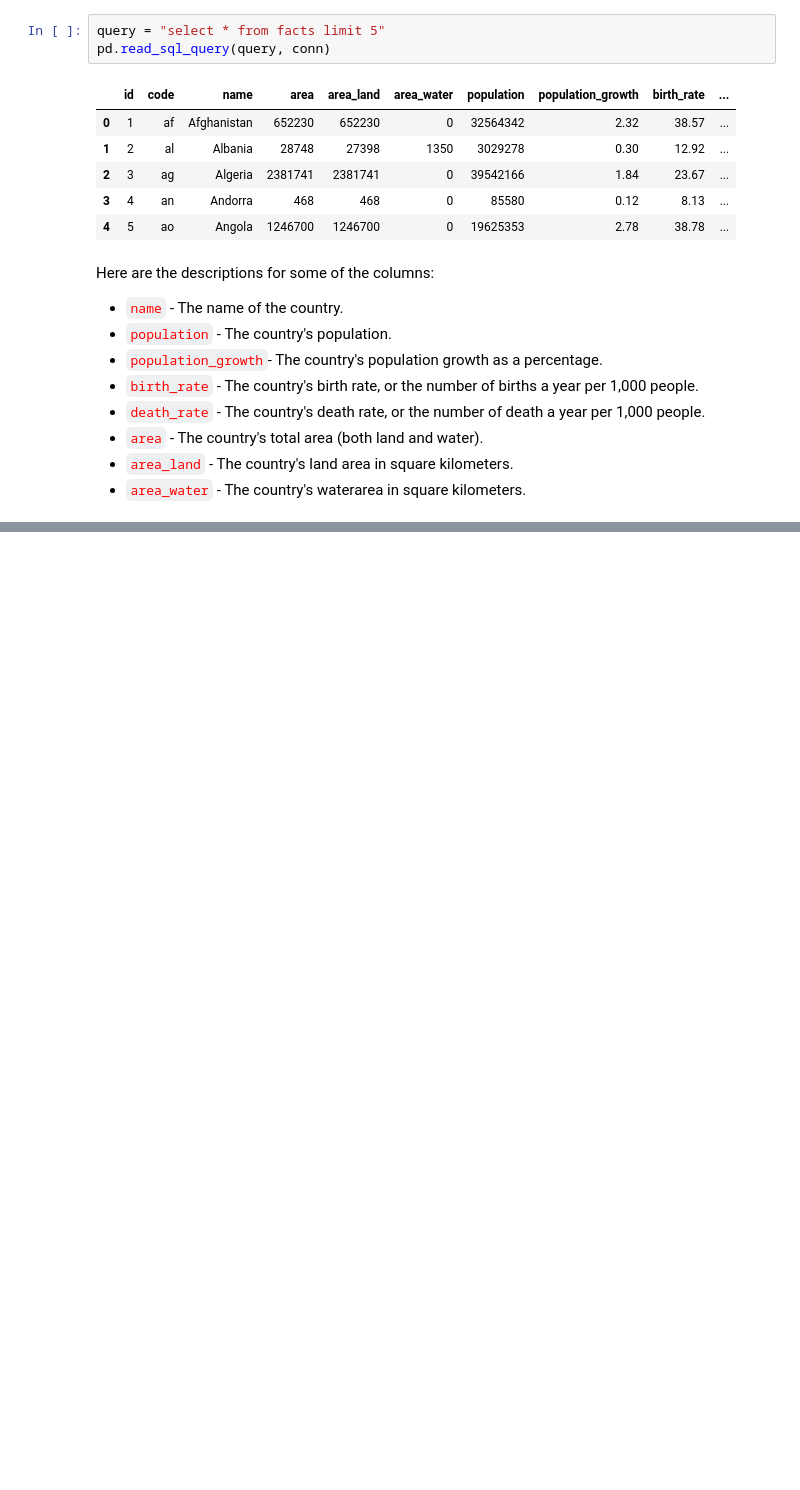
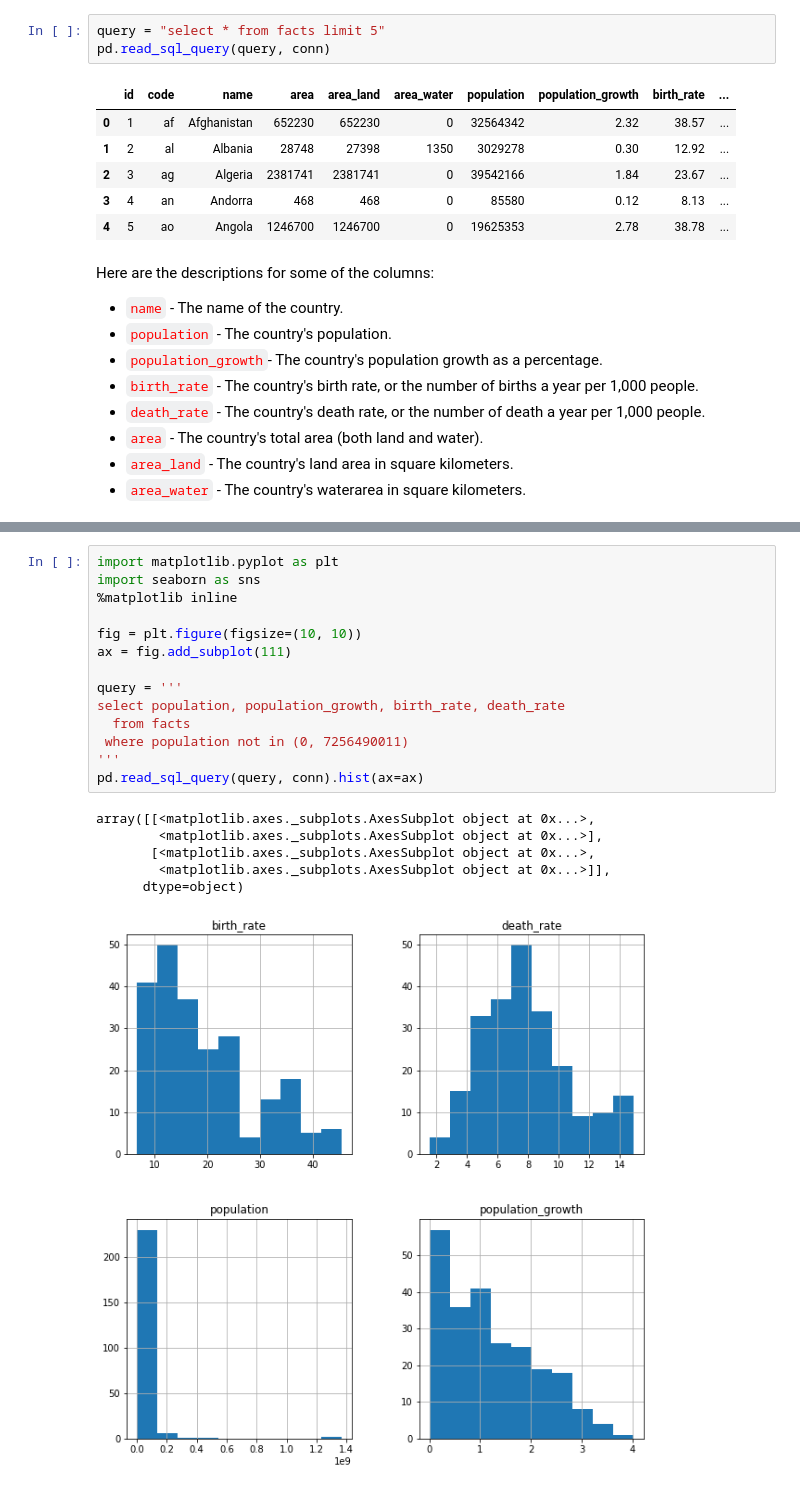
Before and after one commit to pralmeida/dataquest, a Jupyter notebook: Guided Project - Analyzing CIA Factbook Data Using SQLite and Python/Analyzing CIA Factbook Data.ipynb, the cells around one changed output, grey strips where cells are left out. Drawn from its saved outputs; the diff is of its cells as text; blank space fills up the shorter version.

```diff
--- a/Guided Project - Analyzing CIA Factbook Data Using SQLite and Python/Analyzing CIA Factbook Data.ipynb
+++ b/Guided Project - Analyzing CIA Factbook Data Using SQLite and Python/Analyzing CIA Factbook Data.ipynb
@@ -46,0 +88,21 @@ Está completo o passo 1. Falta completar o passo 2
+# %%
+import matplotlib.pyplot as plt
+import seaborn as sns
+%matplotlib inline
+
+fig = plt.figure(figsize=(10, 10))
+ax = fig.add_subplot(111)
+
+query = '''
+select population, population_growth, birth_rate, death_rate
+  from facts
+ where population not in (0, 7256490011)
+'''
+pd.read_sql_query(query, conn).hist(ax=ax)
+# %% [output]
+array([[<matplotlib.axes._subplots.AxesSubplot object at 0x...>,
+        <matplotlib.axes._subplots.AxesSubplot object at 0x...>],
+       [<matplotlib.axes._subplots.AxesSubplot object at 0x...>,
+        <matplotlib.axes._subplots.AxesSubplot object at 0x...>]],
+      dtype=object)
+[figure, added]
```
Also changed, not shown: parts of 14 cells of this notebook.
